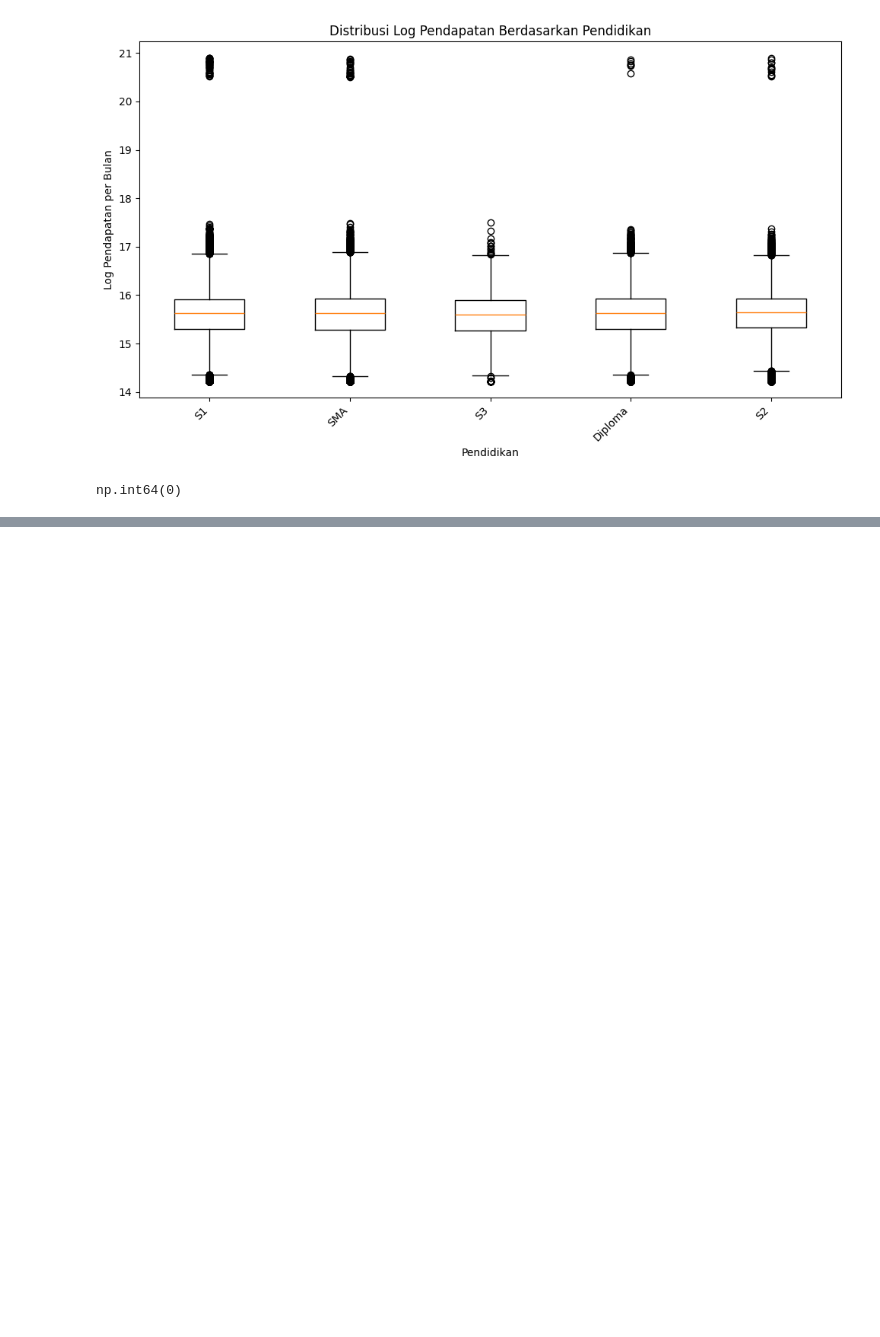
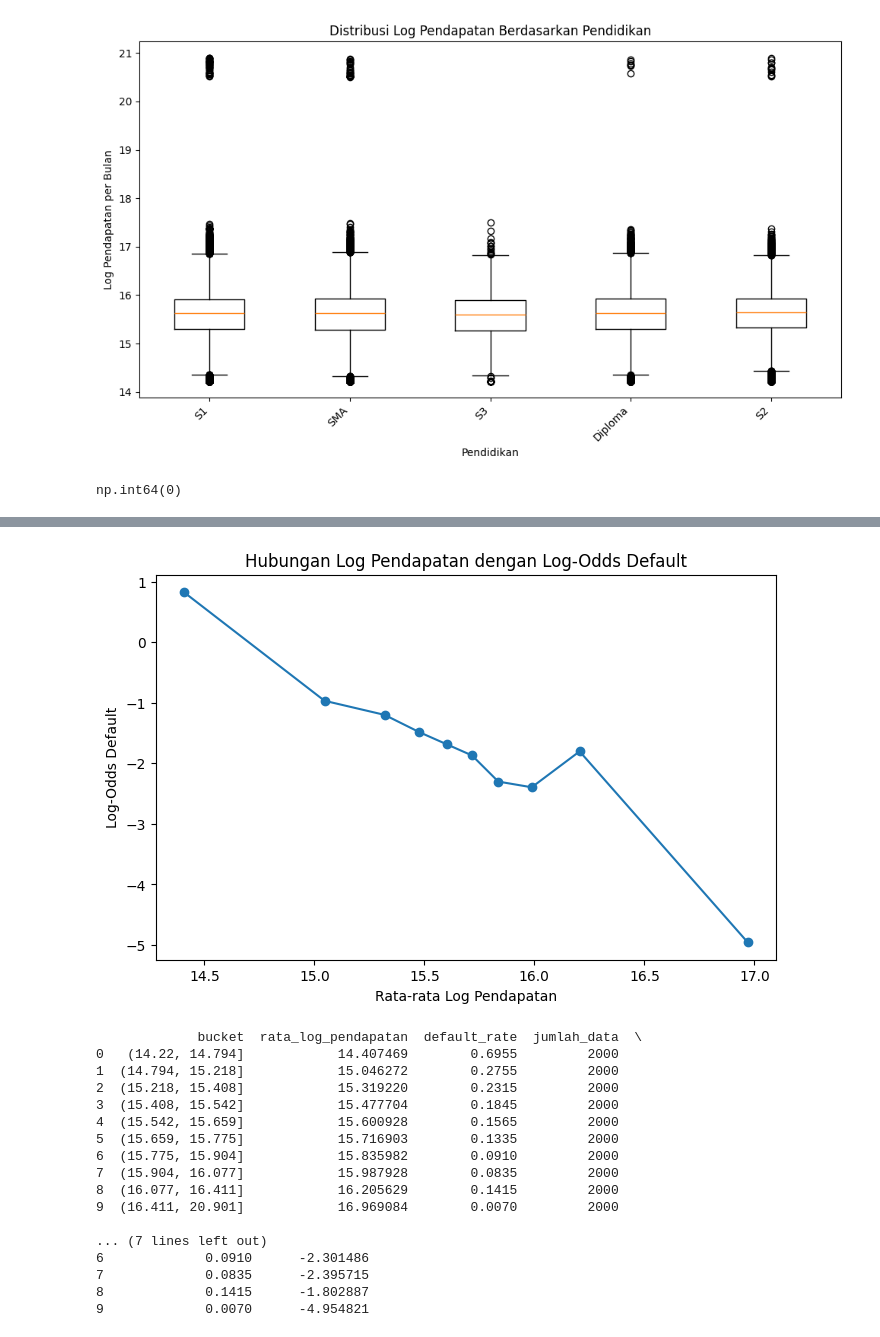
Before and after one commit to andikadibyaa/bflp-python, a Jupyter notebook: Sesi 2 - 10 JUN - Sesi EDA.ipynb, the cells around one changed output, grey strips where cells are left out. Cells and saved outputs as stored; diff of their text form; code cells hidden in the pictures; blank space fills up the shorter version.

```diff
--- a/Sesi 2 - 10 JUN - Sesi EDA.ipynb
+++ b/Sesi 2 - 10 JUN - Sesi EDA.ipynb
@@ -450,0 +870,69 @@ np.int64(0)
+# %%
+import numpy as np
+import pandas as pd
+import matplotlib.pyplot as plt
+
+cek_logit = df[
+    ["log_pendapatan_per_b", "is_default"]
+].dropna().copy()
+
+cek_logit["bucket"] = pd.qcut(
+    cek_logit["log_pendapatan_per_b"],
+    q=10,
+    duplicates="drop"
+)
+
+ringkasan = cek_logit.groupby(
+    "bucket",
+    observed=True
+).agg(
+    rata_log_pendapatan=("log_pendapatan_per_b", "mean"),
+    default_rate=("is_default", "mean"),
+    jumlah_data=("is_default", "size")
+).reset_index()
+
+epsilon = 1e-6
+
+ringkasan["default_rate_aman"] = ringkasan[
+    "default_rate"
+].clip(epsilon, 1 - epsilon)
+
+ringkasan["logit_default"] = np.log(
+    ringkasan["default_rate_aman"] /
+    (1 - ringkasan["default_rate_aman"])
+)
+
+plt.figure(figsize=(8, 5))
+plt.scatter(
+    ringkasan["rata_log_pendapatan"],
+    ringkasan["logit_default"]
+)
+plt.plot(
+    ringkasan["rata_log_pendapatan"],
+    ringkasan["logit_default"]
+)
+plt.xlabel("Rata-rata Log Pendapatan")
+plt.ylabel("Log-Odds Default")
+plt.title("Hubungan Log Pendapatan dengan Log-Odds Default")
+plt.show()
+
+print(ringkasan)
+# %% [output]
+[figure, added]
+             bucket  rata_log_pendapatan  default_rate  jumlah_data  \
+0   (14.22, 14.794]            14.407469        0.6955         2000
+1  (14.794, 15.218]            15.046272        0.2755         2000
+2  (15.218, 15.408]            15.319220        0.2315         2000
+3  (15.408, 15.542]            15.477704        0.1845         2000
+4  (15.542, 15.659]            15.600928        0.1565         2000
+5  (15.659, 15.775]            15.716903        0.1335         2000
+6  (15.775, 15.904]            15.835982        0.0910         2000
+7  (15.904, 16.077]            15.987928        0.0835         2000
+8  (16.077, 16.411]            16.205629        0.1415         2000
+9  (16.411, 20.901]            16.969084        0.0070         2000
+
+... (7 lines left out)
+6             0.0910      -2.301486
+7             0.0835      -2.395715
+8             0.1415      -1.802887
+9             0.0070      -4.954821
```
Also changed, not shown: parts of 26 cells of this notebook.
